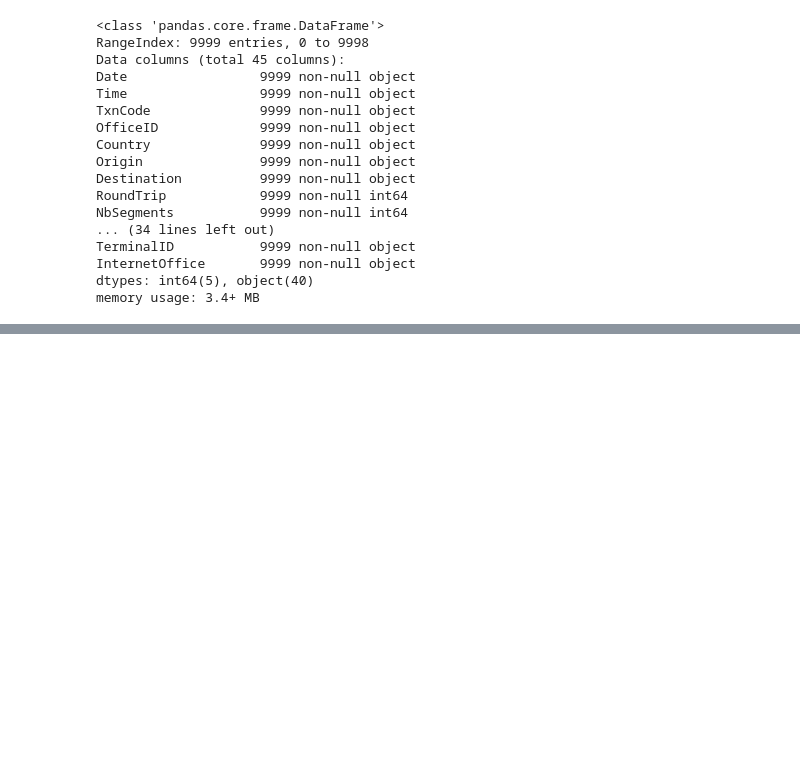
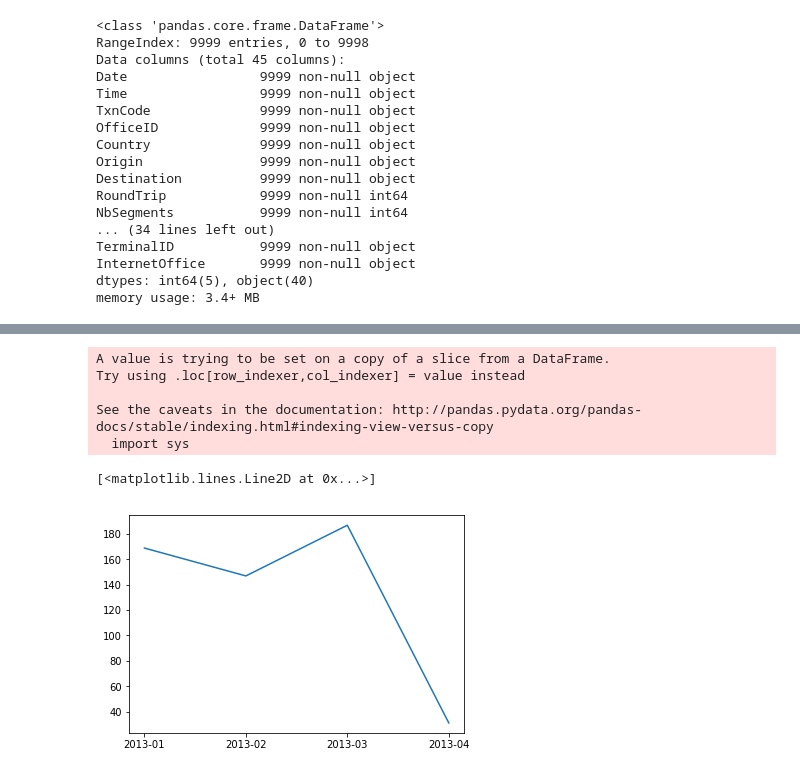
Before and after one commit to macomino/amadeuschallenge, a Jupyter notebook: Amadeus_challenge_2.ipynb, the cells around one changed output, grey strips where cells are left out. Cells and saved outputs as stored; diff of their text form; code cells hidden in the pictures; blank space fills up the shorter version.

```diff
--- a/Amadeus_challenge_2.ipynb
+++ b/Amadeus_challenge_2.ipynb
@@ -62,0 +139,21 @@ memory usage: 3.4+ MB
+# %%
+import pandas as pd
+b = pd.read_csv('searches.csv.bz2', sep='^', usecols=['Date','Destination'], nrows=100000)
+b = b.dropna()
+filter = b[b['Destination'].isin(['MAD', 'BCN', 'AGP'])]
+#filter = b[(b['Destination'] == 'MAD') | (b['Destination'] == 'BCN')  | (b['Destination'] == 'AGP')]
+
+filter['year-month'] = filter['Date'].str[0:7]
+#del filter['Date']
+
+group = filter.groupby(['Destination','year-month']).count()
+group = group.reset_index()
+A=group.pivot("year-month", "Destination", "Date")
+# %% [output]
+A value is trying to be set on a copy of a slice from a DataFrame.
+Try using .loc[row_indexer,col_indexer] = value instead
+
+See the caveats in the documentation: http://pandas.pydata.org/pandas-docs/stable/indexing.html#indexing-view-versus-copy
+  import sys
+# %%
+AGP  = group[group['Destination'] == 'AGP']
@@ -62,0 +162,5 @@ memory usage: 3.4+ MB
+# %%
+pt.plot(AGP['year-month'], AGP['Date'])
+# %% [output]
+[<matplotlib.lines.Line2D at 0x...>]
+[figure, added]
```
Also changed, not shown: parts of 20 cells of this notebook.
